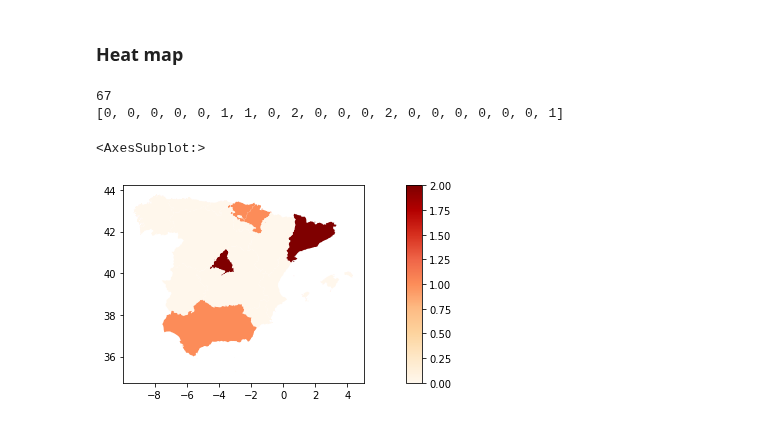
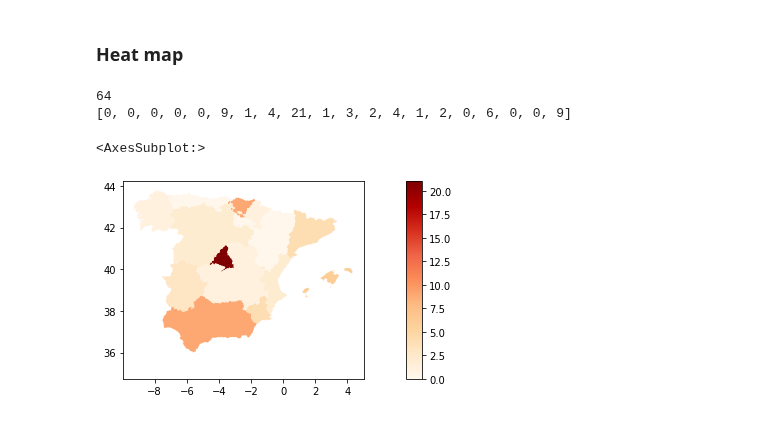
Before and after one commit to kra0s22/TFG-Tweets_and_Users_recollector_using_V2_API, a Jupyter notebook: Experiments.ipynb, the cells around one changed output. Cells and saved outputs as stored; diff of their text form; code cells hidden in the pictures.

```diff
--- a/Experiments.ipynb
+++ b/Experiments.ipynb
@@ -482,36 +482,37 @@ mydb = myclient["mydatabase_ejemplos"]
 myusers = mydb["users_ejemplos"]
 mytweets = mydb["tweets_ejemplos"]
 
-tweet_list = list(mytweets.find( { "place" : {"$ne": ""} } ))
+tweet_list = list(mytweets.find( {'$and': [{ "place" : {"$ne": ""}}, {'geo.country': 'España'}] }))
 print(str(len(tweet_list)))
 
 
 # set the filepath and load
 fp = 'recintos_autonomicas_inspire_peninbal_etrs89.shp'
 #reading the file stored in variable fp
 map_df = gpd.read_file(fp)
 # check data type so we can see that this is not a normal dataframe, but a GEOdataframe
 
 list_comunidades_count = [0 for i in range(len(map_df.NAMEUNIT))]
+
 
 
 for tweet in tweet_list:
     index = 0
     while index < len(map_df.NAMEUNIT):
         line = LineString([(tweet['geo']['geo']['bbox'][0], tweet['geo']['geo']['bbox'][1]), (tweet['geo']['geo']['bbox'][2], tweet['geo']['geo']['bbox'][3])])
         if line.distance(map_df.geometry[index]) < 0.6:
             list_comunidades_count[index] = list_comunidades_count[index] + 1
             break
         index += 1
 
 print(list_comunidades_count)
 map_df['count_tweets'] = list_comunidades_count
 fig, ax = plt.subplots(1, 1)
 divider = make_axes_locatable(ax)
 cax = divider.append_axes("right", size="5%", pad=0.1)
 map_df.plot(column='count_tweets', ax=ax, legend=True, cax=cax, cmap='OrRd')
 # %% [output]
-67
-[0, 0, 0, 0, 0, 1, 1, 0, 2, 0, 0, 0, 2, 0, 0, 0, 0, 0, 0, 1]
+64
+[0, 0, 0, 0, 0, 9, 1, 4, 21, 1, 3, 2, 4, 1, 2, 0, 6, 0, 0, 9]
 <AxesSubplot:>
-[figure, old version]
+[figure, new version]
```
Also changed, not shown: 2 other files.
